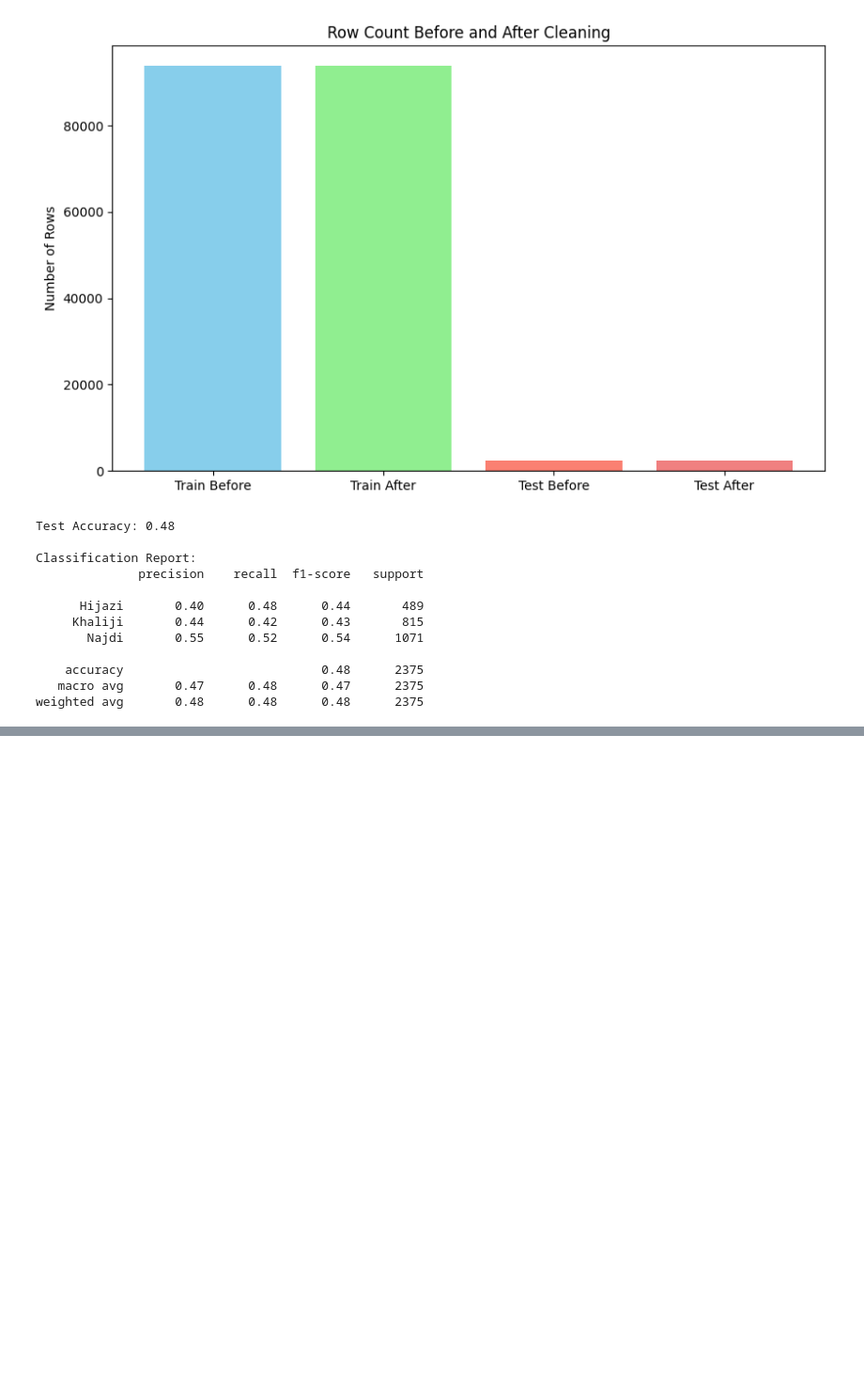
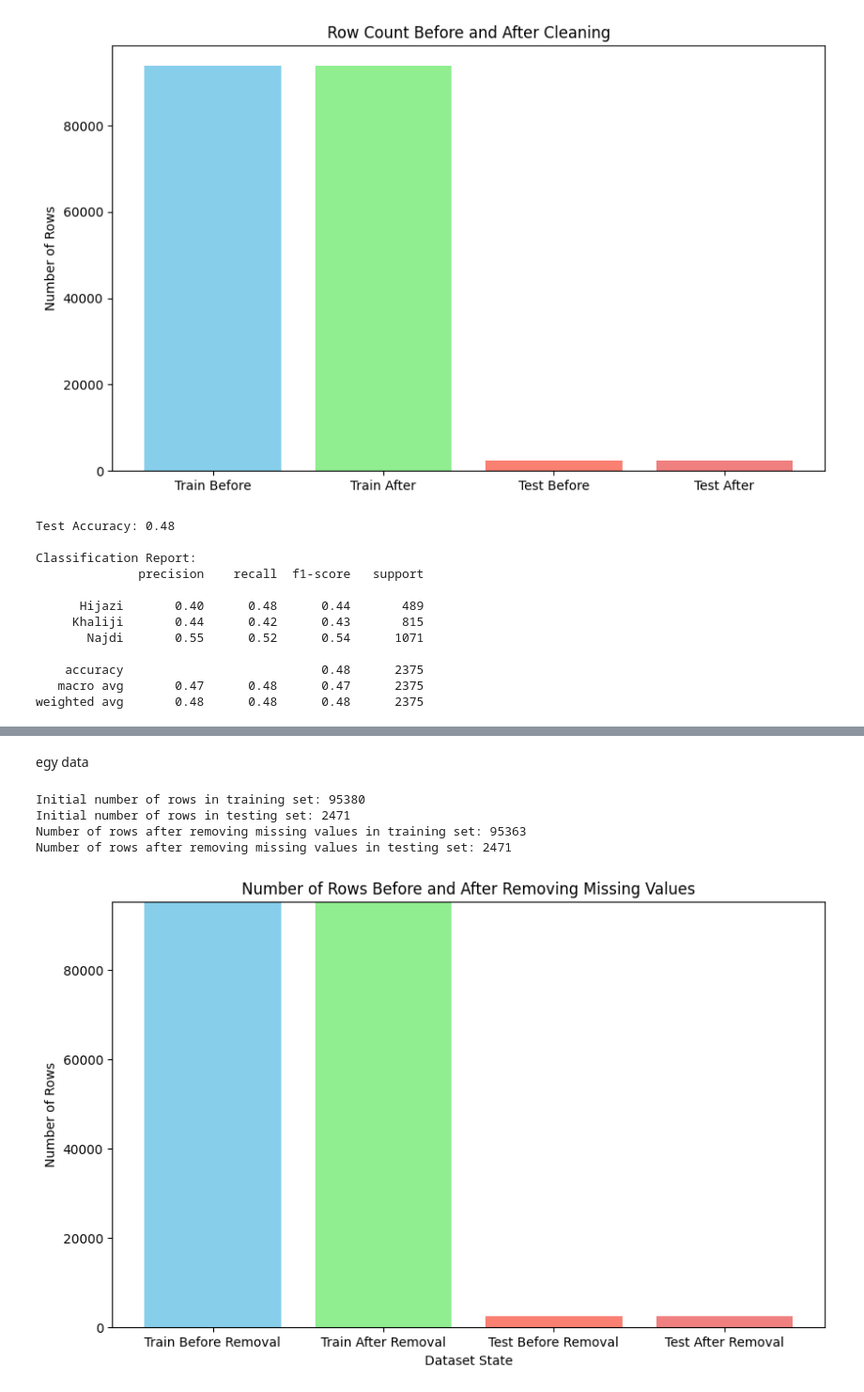
Before and after one commit to BashairAlsadhan/NLP-project, a Jupyter notebook: LogesticRegression.ipynb, the cells around one changed output, grey strips where cells are left out. Shown: that part at 94% size. Saved outputs shown, nothing was run; the diff lists cells and outputs as text; code cells hidden in the pictures; blank space fills up the shorter version.

Commit message:
try egy data

```diff
--- a/LogesticRegression.ipynb
+++ b/LogesticRegression.ipynb
@@ -583,0 +571,70 @@ weighted avg       0.47      0.46      0.46      2375
+# %% [markdown]
+egy data
+# %%
+import pandas as pd
+import matplotlib.pyplot as plt
+from sklearn.pipeline import Pipeline
+from sklearn.linear_model import LogisticRegression
+from sklearn.feature_extraction.text import TfidfVectorizer
+from sklearn.metrics import classification_report, accuracy_score
+
+# Load the datasets
+# Replace 'train.csv' and 'test.csv' with the paths to your actual dataset files
+train = pd.read_csv('Dataset_Egy/train.csv')
+test = pd.read_csv('Dataset_Egy/test.csv')
+
+# Display initial number of rows
+initial_train_count = len(train)
+initial_test_count = len(test)
+print(f"Initial number of rows in training set: {initial_train_count}")
+print(f"Initial number of rows in testing set: {initial_test_count}")
+
+# Remove rows with missing values in 'ProcessedText' or 'SpeakerDialect'
+train_cleaned = train.dropna(subset=['ProcessedText', 'SpeakerDialect'])
+test_cleaned = test.dropna(subset=['ProcessedText', 'SpeakerDialect'])
+
+# Display number of rows after removal
+final_train_count = len(train_cleaned)
+final_test_count = len(test_cleaned)
+print(f"Number of rows after removing missing values in training set: {final_train_count}")
+print(f"Number of rows after removing missing values in testing set: {final_test_count}")
+
+# Plotting the counts
+counts = [initial_train_count, final_train_count, initial_test_count, final_test_count]
+labels = ['Train Before Removal', 'Train After Removal', 'Test Before Removal', 'Test After Removal']
+
+plt.figure(figsize=(10, 6))
+plt.bar(labels, counts, color=['skyblue', 'lightgreen', 'salmon', 'lightcoral'])
+plt.xlabel('Dataset State')
+plt.ylabel('Number of Rows')
+plt.title('Number of Rows Before and After Removing Missing Values')
+plt.ylim(0, max(counts) + 10)  # Adding some space above the highest bar
+plt.show()
+
+# Define features and target
+train_x = train_cleaned['ProcessedText']
+train_y = train_cleaned['SpeakerDialect']
+test_x = test_cleaned['ProcessedText']
+test_y = test_cleaned['SpeakerDialect']
+
+# Define the pipeline
+pipeline = Pipeline([
+    ('tfidf', TfidfVectorizer(analyzer='word', ngram_range=(1, 2), max_features=5000)),
+    ('clf', LogisticRegression(max_iter=200, solver='lbfgs'))
+])
+
+# Train the model
+pipeline.fit(train_x, train_y)
+
+# Test the model
+test_preds = pipeline.predict(test_x)
+
+# Evaluate the model
+print("Test Accuracy:", accuracy_score(test_y, test_preds))
+print("\nClassification Report:\n", classification_report(test_y, test_preds))
+# %% [output]
+Initial number of rows in training set: 95380
+Initial number of rows in testing set: 2471
+Number of rows after removing missing values in training set: 95363
+Number of rows after removing missing values in testing set: 2471
+[figure, added]
```
Also changed, not shown: parts of 8 cells of this notebook.
